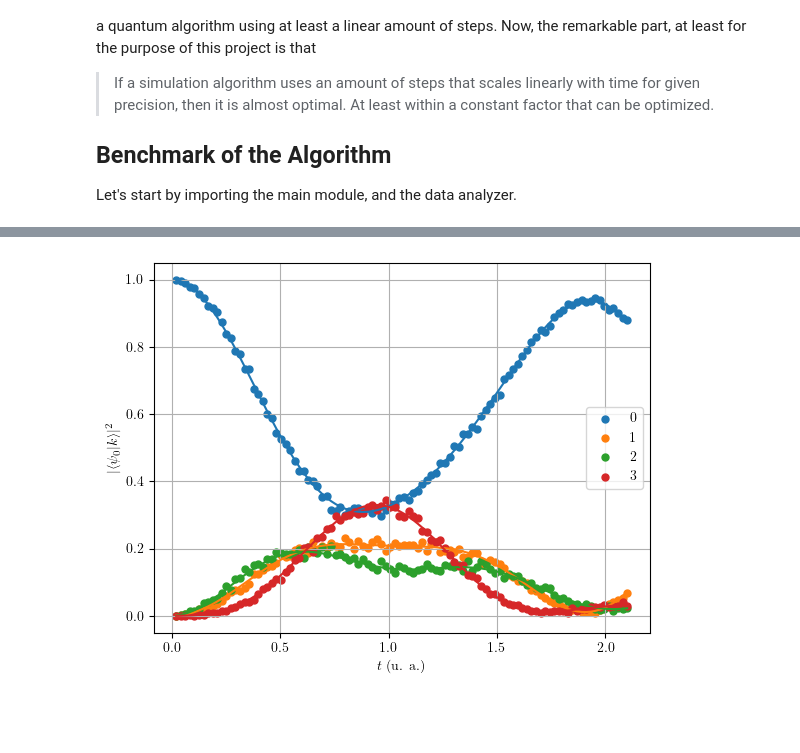
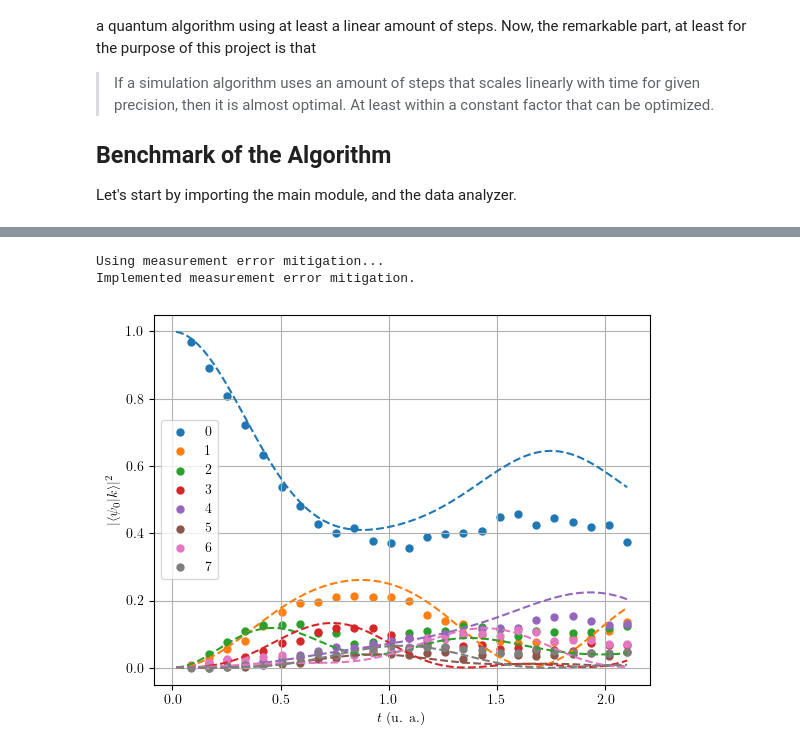
Before and after one commit to DiegoHerrera262/Thesis2020, a Jupyter notebook: PyHeisenberg/QASM_Benchmarking.ipynb, the cells around one changed output, grey strips where cells are left out. Saved outputs shown, nothing was run; the diff lists cells and outputs as text; code cells hidden in the pictures; blank space fills up the shorter version.

```diff
--- a/PyHeisenberg/QASM_Benchmarking.ipynb
+++ b/PyHeisenberg/QASM_Benchmarking.ipynb
@@ -50,5 +50,7 @@ Finally, Berry et. al. point out that any Hamiltonian (at least of practical int
 
 Let's start by importing the main module, and the data analyzer.
 # %%
-from PyHeisenberg import HeisenbergGraph, DataAnalyzer
+from PyHeisenberg import HeisenbergGraph, DataAnalyzer, NaiveSpinGraph
 import numpy as np
+import matplotlib.pyplot as plt
+plt.style.use('FigureStyle.mplstyle')
@@ -56,19 +78,21 @@ import numpy as np
 testGraph = HeisenbergGraph(
     spinInteractions={
         (0, 1): [0.5, 0.2, 0.7],
-        (1, 2): [0.6, 0.9, 0.2],
-        (2, 3): [0.3, 0.9, 0.8],
-        (3, 4): [0.7, 0.5, 0.1],
-        (4, 0): [0.8, 0.5, 0.0],
+        (1, 2): [0.5, 0.2, 0.7],
+        (2, 3): [0.5, 0.2, 0.7],
+        (3, 4): [0.5, 0.2, 0.7],
     },
     externalField={
         0: [1.0, 0.0, 1.0],
         1: [1.0, 0.8, 1.0],
-        2: [0.3, 0.7, 0.2],
-        3: [0.9, 0.8, 0.0],
-        4: [1.0, 0.8, 1.0],
+        2: [0.2, 0.0, 0.5],
+        3: [0.2, 0.0, 0.5],
+        4: [0.2, 0.0, 0.5],
     },
     localSimulation=True,
-    backendName='qasm_simulator'
+    backendName='qasm_simulator',
+    noisySimulation=True
 )
 testAnalyzer = DataAnalyzer(spinGraph=testGraph)
+# %%
+measurementFitter = testGraph.getCalibrationFitter()
@@ -75,7 +117,10 @@ testAnalyzer = DataAnalyzer(spinGraph=testGraph)
 # %%
 testAnalyzer.comparativeEvolution(
-    STEPS=100,
-    t=2.1
+    STEPS=25,
+    t=2.1,
+    measurementFitter=measurementFitter
 )
 # %% [output]
+Using measurement error mitigation...
+Implemented measurement error mitigation.
-[figure, old version]
+[figure, new version]
```
Also changed, not shown: parts of 15 cells of this notebook, 4 other files.
